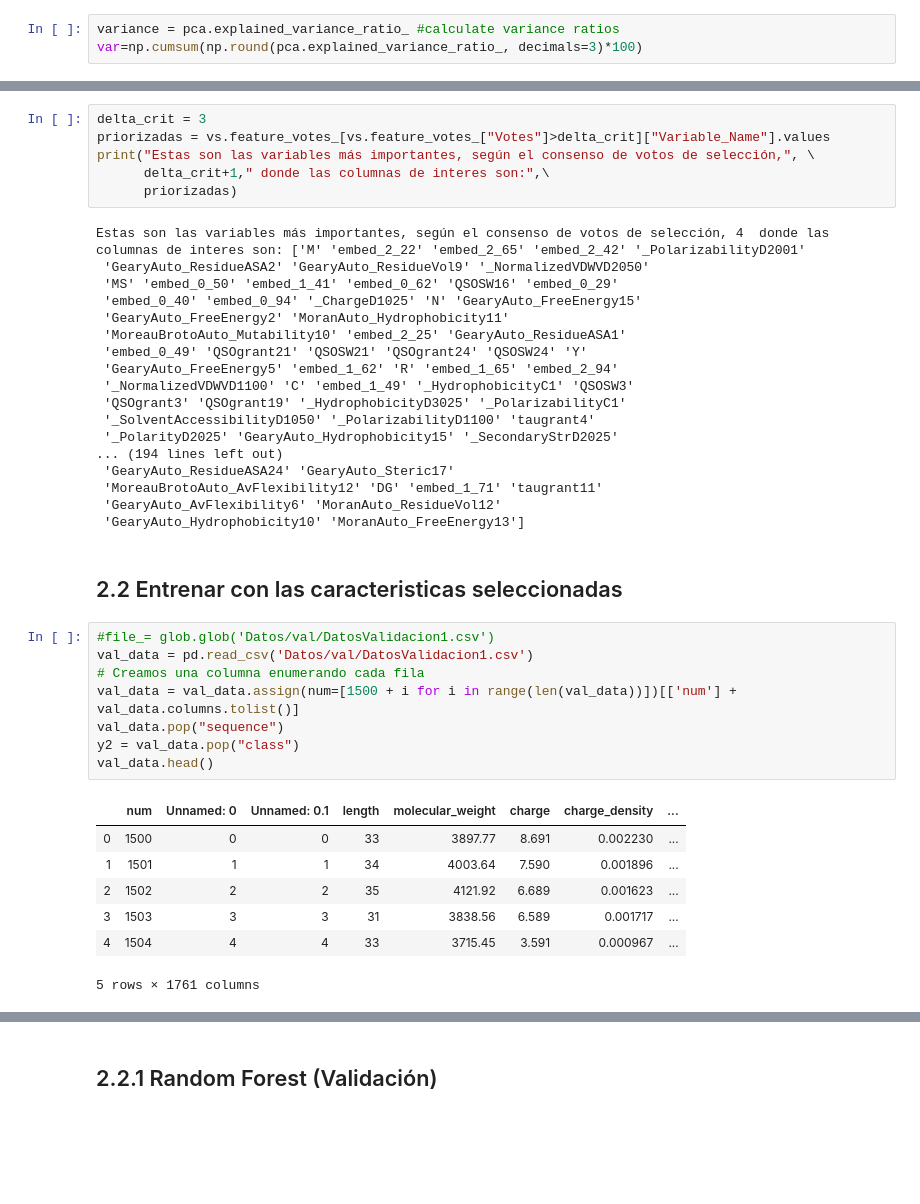
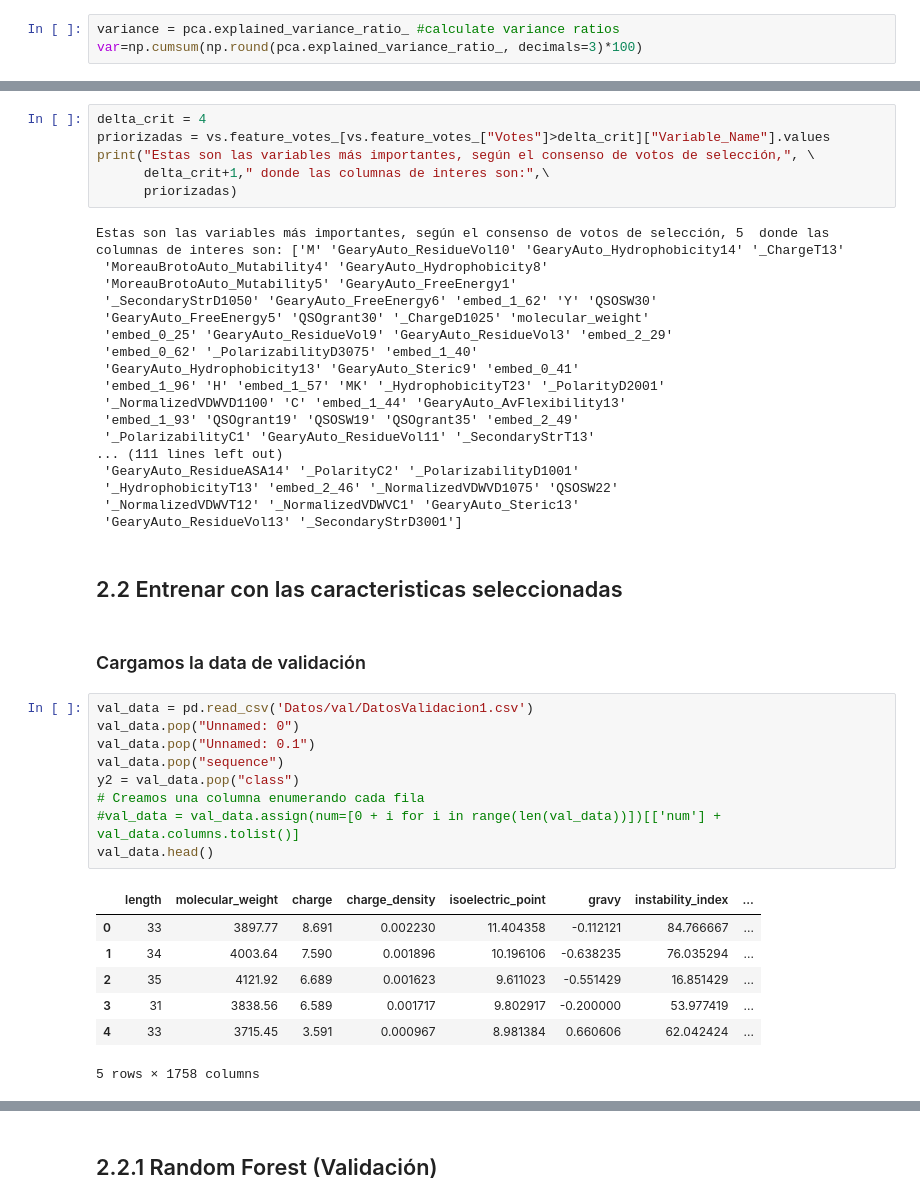
Before and after one commit to santyarboleda/Reconocimiento-de-Patrones, a Jupyter notebook: Competencia_RP.ipynb, the cells around one changed output, grey strips where cells are left out. Saved outputs shown, nothing was run; the diff lists cells and outputs as text; blank space fills up the shorter version.

```diff
--- a/Competencia_RP.ipynb
+++ b/Competencia_RP.ipynb
@@ -572,43 +547,46 @@ VotingSelector(exclude_features=None, feature_names='all',
 # %%
-delta_crit = 3
+delta_crit = 4
 priorizadas = vs.feature_votes_[vs.feature_votes_["Votes"]>delta_crit]["Variable_Name"].values
 print("Estas son las variables más importantes, según el consenso de votos de selección,", \
       delta_crit+1," donde las columnas de interes son:",\
       priorizadas)
 # %% [output]
-Estas son las variables más importantes, según el consenso de votos de selección, 4  donde las columnas de interes son: ['M' 'embed_2_22' 'embed_2_65' 'embed_2_42' '_PolarizabilityD2001'
- 'GearyAuto_ResidueASA2' 'GearyAuto_ResidueVol9' '_NormalizedVDWVD2050'
- 'MS' 'embed_0_50' 'embed_1_41' 'embed_0_62' 'QSOSW16' 'embed_0_29'
- 'embed_0_40' 'embed_0_94' '_ChargeD1025' 'N' 'GearyAuto_FreeEnergy15'
- 'GearyAuto_FreeEnergy2' 'MoranAuto_Hydrophobicity11'
- 'MoreauBrotoAuto_Mutability10' 'embed_2_25' 'GearyAuto_ResidueASA1'
- 'embed_0_49' 'QSOgrant21' 'QSOSW21' 'QSOgrant24' 'QSOSW24' 'Y'
- 'GearyAuto_FreeEnergy5' 'embed_1_62' 'R' 'embed_1_65' 'embed_2_94'
- '_NormalizedVDWVD1100' 'C' 'embed_1_49' '_HydrophobicityC1' 'QSOSW3'
- 'QSOgrant3' 'QSOgrant19' '_HydrophobicityD3025' '_PolarizabilityC1'
- '_SolventAccessibilityD1050' '_PolarizabilityD1100' 'taugrant4'
- '_PolarityD2025' 'GearyAuto_Hydrophobicity15' '_SecondaryStrD2025'
-... (194 lines left out)
- 'GearyAuto_ResidueASA24' 'GearyAuto_Steric17'
- 'MoreauBrotoAuto_AvFlexibility12' 'DG' 'embed_1_71' 'taugrant11'
- 'GearyAuto_AvFlexibility6' 'MoranAuto_ResidueVol12'
- 'GearyAuto_Hydrophobicity10' 'MoranAuto_FreeEnergy13']
+Estas son las variables más importantes, según el consenso de votos de selección, 5  donde las columnas de interes son: ['M' 'GearyAuto_ResidueVol10' 'GearyAuto_Hydrophobicity14' '_ChargeT13'
+ 'MoreauBrotoAuto_Mutability4' 'GearyAuto_Hydrophobicity8'
+ 'MoreauBrotoAuto_Mutability5' 'GearyAuto_FreeEnergy1'
+ '_SecondaryStrD1050' 'GearyAuto_FreeEnergy6' 'embed_1_62' 'Y' 'QSOSW30'
+ 'GearyAuto_FreeEnergy5' 'QSOgrant30' '_ChargeD1025' 'molecular_weight'
+ 'embed_0_25' 'GearyAuto_ResidueVol9' 'GearyAuto_ResidueVol3' 'embed_2_29'
+ 'embed_0_62' '_PolarizabilityD3075' 'embed_1_40'
+ 'GearyAuto_Hydrophobicity13' 'GearyAuto_Steric9' 'embed_0_41'
+ 'embed_1_96' 'H' 'embed_1_57' 'MK' '_HydrophobicityT23' '_PolarityD2001'
+ '_NormalizedVDWVD1100' 'C' 'embed_1_44' 'GearyAuto_AvFlexibility13'
+ 'embed_1_93' 'QSOgrant19' 'QSOSW19' 'QSOgrant35' 'embed_2_49'
+ '_PolarizabilityC1' 'GearyAuto_ResidueVol11' '_SecondaryStrT13'
+... (111 lines left out)
+ 'GearyAuto_ResidueASA14' '_PolarityC2' '_PolarizabilityD1001'
+ '_HydrophobicityT13' 'embed_2_46' '_NormalizedVDWVD1075' 'QSOSW22'
+ '_NormalizedVDWVT12' '_NormalizedVDWVC1' 'GearyAuto_Steric13'
+ 'GearyAuto_ResidueVol13' '_SecondaryStrD3001']
 # %% [markdown]
 ## 2.2 Entrenar con las caracteristicas seleccionadas
+# %% [markdown]
+### Cargamos la data de validación
 # %%
-#file_= glob.glob('Datos/val/DatosValidacion1.csv')
 val_data = pd.read_csv('Datos/val/DatosValidacion1.csv')
-# Creamos una columna enumerando cada fila
-val_data = val_data.assign(num=[1500 + i for i in range(len(val_data))])[['num'] + val_data.columns.tolist()]
+val_data.pop("Unnamed: 0")
+val_data.pop("Unnamed: 0.1")
 val_data.pop("sequence")
 y2 = val_data.pop("class")
+# Creamos una columna enumerando cada fila
+#val_data = val_data.assign(num=[0 + i for i in range(len(val_data))])[['num'] + val_data.columns.tolist()]
 val_data.head()
 # %% [output]
-|  | num | Unnamed: 0 | Unnamed: 0.1 | length | molecular_weight | charge | charge_density | ... |
-| 0 | 1500 | 0 | 0 | 33 | 3897.77 | 8.691 | 0.002230 | ... |
-| 1 | 1501 | 1 | 1 | 34 | 4003.64 | 7.590 | 0.001896 | ... |
-| 2 | 1502 | 2 | 2 | 35 | 4121.92 | 6.689 | 0.001623 | ... |
-| 3 | 1503 | 3 | 3 | 31 | 3838.56 | 6.589 | 0.001717 | ... |
-| 4 | 1504 | 4 | 4 | 33 | 3715.45 | 3.591 | 0.000967 | ... |
+|  | length | molecular_weight | charge | charge_density | isoelectric_point | gravy | instability_index | ... |
+| 0 | 33 | 3897.77 | 8.691 | 0.002230 | 11.404358 | -0.112121 | 84.766667 | ... |
+| 1 | 34 | 4003.64 | 7.590 | 0.001896 | 10.196106 | -0.638235 | 76.035294 | ... |
+| 2 | 35 | 4121.92 | 6.689 | 0.001623 | 9.611023 | -0.551429 | 16.851429 | ... |
+| 3 | 31 | 3838.56 | 6.589 | 0.001717 | 9.802917 | -0.200000 | 53.977419 | ... |
+| 4 | 33 | 3715.45 | 3.591 | 0.000967 | 8.981384 | 0.660606 | 62.042424 | ... |
-5 rows × 1761 columns
+5 rows × 1758 columns
 # %%
```
Also changed, not shown: parts of 65 cells of this notebook.
